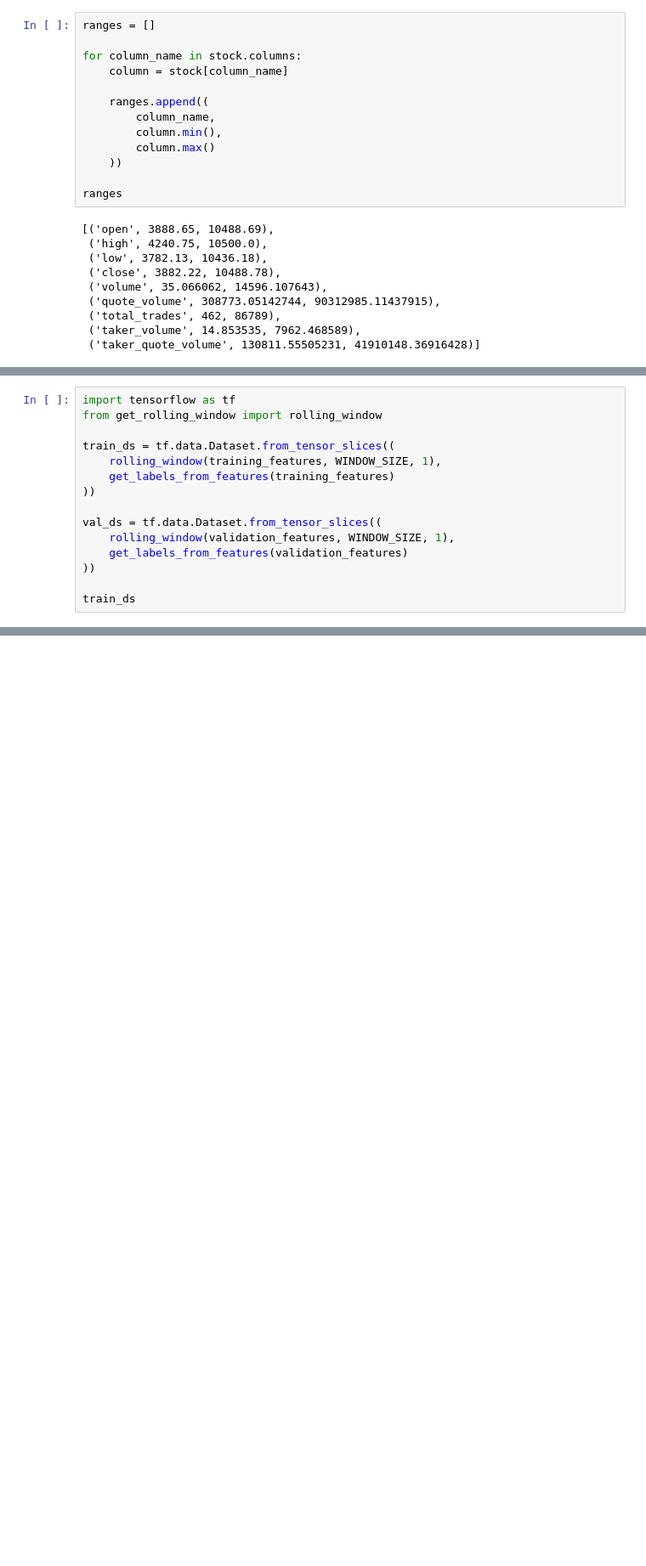
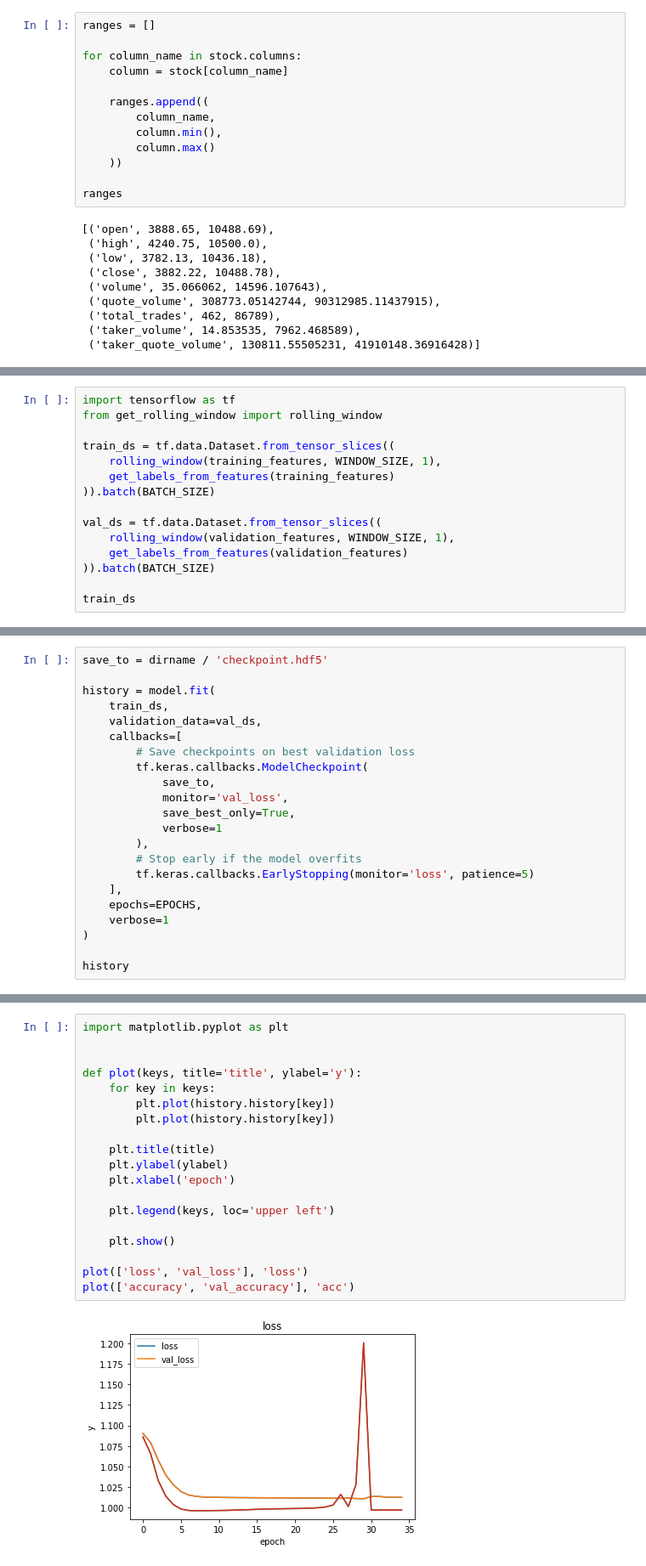
Before and after one commit to kaelzhang/DA-RNN-in-Tensorflow-2-and-PyTorch, a Jupyter notebook: notebook/train.ipynb, the cells around one changed output, grey strips where cells are left out. Shown at 85% size. Drawn from its saved outputs; the diff is of its cells as text; blank space fills up the shorter version.

Commit message:
result: bad results for prediction_size = 4

```diff
--- a/notebook/train.ipynb
+++ b/notebook/train.ipynb
@@ -221,12 +217,12 @@ from get_rolling_window import rolling_window
 train_ds = tf.data.Dataset.from_tensor_slices((
     rolling_window(training_features, WINDOW_SIZE, 1),
     get_labels_from_features(training_features)
-))
+)).batch(BATCH_SIZE)
 
 val_ds = tf.data.Dataset.from_tensor_slices((
     rolling_window(validation_features, WINDOW_SIZE, 1),
     get_labels_from_features(validation_features)
-))
+)).batch(BATCH_SIZE)
 
 train_ds
 # %% [output]
@@ -266,0 +264,22 @@ ValueError: in user code:
+# %%
+save_to = dirname / 'checkpoint.hdf5'
+
+history = model.fit(
+    train_ds,
+    validation_data=val_ds,
+    callbacks=[
+        # Save checkpoints on best validation loss
+        tf.keras.callbacks.ModelCheckpoint(
+            save_to,
+            monitor='val_loss',
+            save_best_only=True,
+            verbose=1
+        ),
+        # Stop early if the model overfits
+        tf.keras.callbacks.EarlyStopping(monitor='loss', patience=5)
+    ],
+    epochs=EPOCHS,
+    verbose=1
+)
+
+history
@@ -266,0 +325,21 @@ ValueError: in user code:
+# %%
+import matplotlib.pyplot as plt
+
+
+def plot(keys, title='title', ylabel='y'):
+    for key in keys:
+        plt.plot(history.history[key])
+        plt.plot(history.history[key])
+
+    plt.title(title)
+    plt.ylabel(ylabel)
+    plt.xlabel('epoch')
+
+    plt.legend(keys, loc='upper left')
+
+    plt.show()
+
+plot(['loss', 'val_loss'], 'loss')
+plot(['accuracy', 'val_accuracy'], 'acc')
+# %% [output]
+[figure, added]
```
Also changed, not shown: parts of 11 cells of this notebook.
